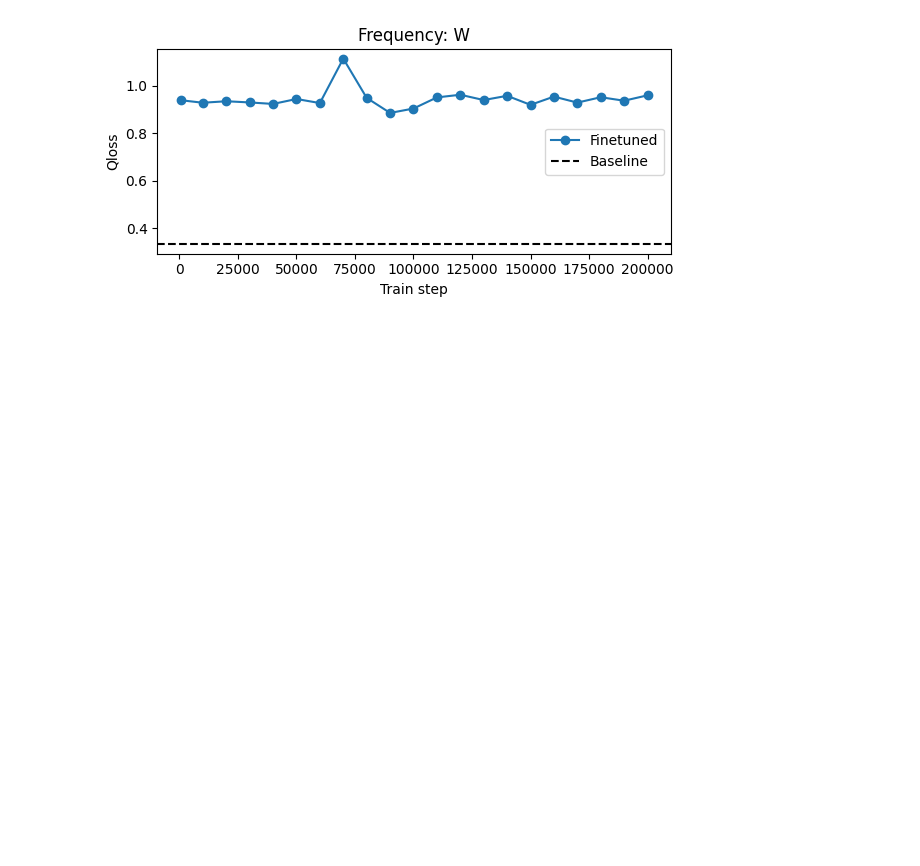
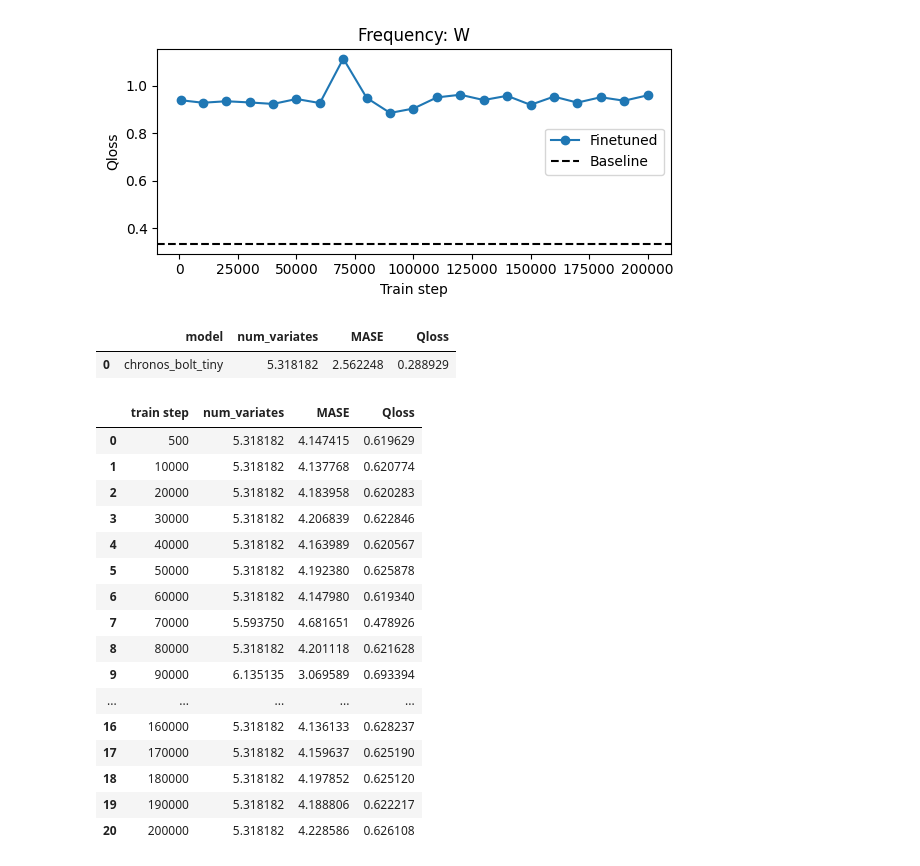
Before and after one commit to GiuliaGhisolfi/TimeSeriesForecastingFoundationModels, a Jupyter notebook: chronos_tiny_results.ipynb, the cells around one changed output. Drawn from its saved outputs; the diff is of its cells as text; code cells hidden in the pictures; blank space fills up the shorter version.

```diff
--- a/chronos_tiny_results.ipynb
+++ b/chronos_tiny_results.ipynb
@@ -318,3 +318,32 @@ plot_metric_vs_train_step(grouped_freq, baseline_freq, group_col="freq", metric_
 [figure]
 [figure]
 [figure]
+# %%
+grouped= df.groupby(['train step'], as_index=False).mean(numeric_only=True) # 'term', 'domain', 'freq'
+grouped = grouped.sort_values(by=['train step'])
+# %%
+baseline_grouped = baseline_results.groupby(["model"], as_index=False).mean(numeric_only=True)
+baseline_grouped
+# %% [output]
+|  | model | num_variates | MASE | Qloss |
+| 0 | chronos_bolt_tiny | 5.318182 | 2.562248 | 0.288929 |
+# %%
+grouped
+# %% [output]
+|  | train step | num_variates | MASE | Qloss |
+| 0 | 500 | 5.318182 | 4.147415 | 0.619629 |
+| 1 | 10000 | 5.318182 | 4.137768 | 0.620774 |
+| 2 | 20000 | 5.318182 | 4.183958 | 0.620283 |
+| 3 | 30000 | 5.318182 | 4.206839 | 0.622846 |
+| 4 | 40000 | 5.318182 | 4.163989 | 0.620567 |
+| 5 | 50000 | 5.318182 | 4.192380 | 0.625878 |
+| 6 | 60000 | 5.318182 | 4.147980 | 0.619340 |
+| 7 | 70000 | 5.593750 | 4.681651 | 0.478926 |
+| 8 | 80000 | 5.318182 | 4.201118 | 0.621628 |
+| 9 | 90000 | 6.135135 | 3.069589 | 0.693394 |
+| ... | ... | ... | ... | ... |
+| 16 | 160000 | 5.318182 | 4.136133 | 0.628237 |
+| 17 | 170000 | 5.318182 | 4.159637 | 0.625190 |
+| 18 | 180000 | 5.318182 | 4.197852 | 0.625120 |
+| 19 | 190000 | 5.318182 | 4.188806 | 0.622217 |
+| 20 | 200000 | 5.318182 | 4.228586 | 0.626108 |
```
Also changed, not shown: 12 other files.
